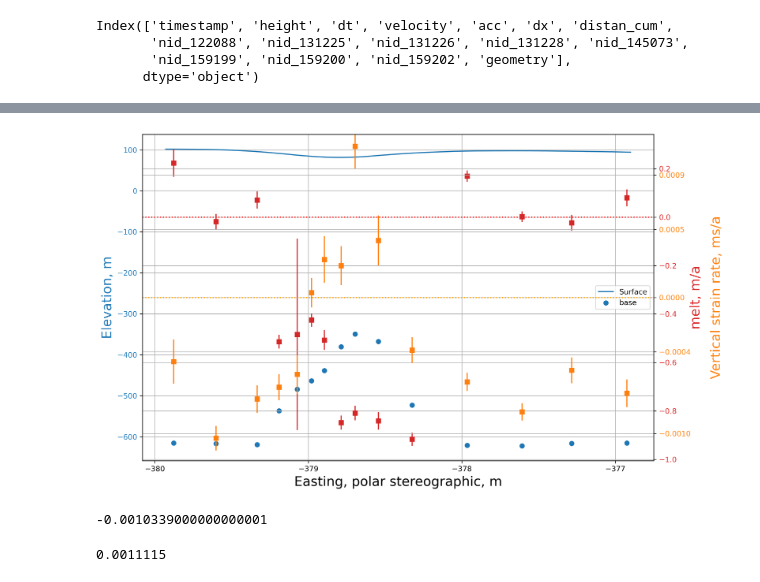
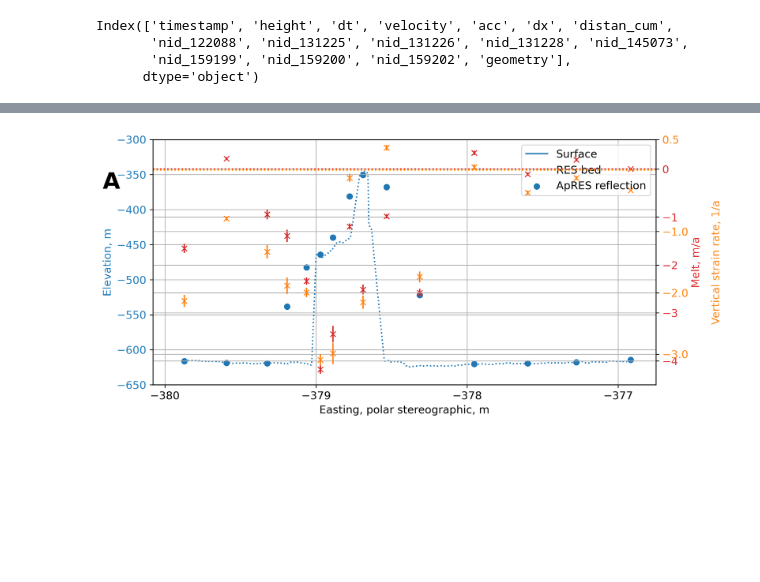
Before and after one commit to arrran/PhD_data_chapter, a Jupyter notebook: Jupyter/PLOTS/data_paper/09_plot_apres_melt.ipynb, the cells around one changed output, grey strips where cells are left out. Cells and saved outputs as stored; diff of their text form; code cells hidden in the pictures; blank space fills up the shorter version.

```diff
--- a/Jupyter/PLOTS/data_paper/09_plot_apres_melt.ipynb
+++ b/Jupyter/PLOTS/data_paper/09_plot_apres_melt.ipynb
@@ -142,3 +121,6 @@ Index(['timestamp', 'height', 'dt', 'velocity', 'acc', 'dx', 'distan_cum',
        'nid_122088', 'nid_131225', 'nid_131226', 'nid_131228', 'nid_145073',
        'nid_159199', 'nid_159200', 'nid_159202', 'geometry'],
       dtype='object')
+# %%
+radar_APRESdown = gpd.read_file('/Users/home/whitefar/DATA/FIELD_ANT_19/POST_FIELD/RES/PROCESSED_LINES_GISFILE/lineAPRESdown.shp')
+radar_APRESdown.keys()
@@ -145,3 +132,3 @@ Index(['timestamp', 'height', 'dt', 'velocity', 'acc', 'dx', 'distan_cum',
 # %%
 f = interpolate.interp1d(radar_APREScross.geometry.x,radar_APREScross.height)
-surf_fordepth = f(gdf.x)
+surf_fordepth = f(gdfcc.x)
@@ -218,2 +135,12 @@ geoid_correction = 47
+# %%
+startat=130
+f2 = interpolate.interp1d(radar_APRESdown.geometry.x.iloc[startat:],radar_APRESdown.height.iloc[startat:])
+surf_fordepth2 = f2(gdfdc.x)
+# %%
+with open('/Users/home/whitefar/DATA/global_corrections.pkl',"rb") as f2:
+    correct = pickle.load(f2)
+geoid_correction = correct['geoid_correction']
+res_correction = correct['res_correction']
+apres_firn = correct['apres_firn']
 # %%
 xgrid = np.arange(-382000,-374000,1000)
@@ -220,55 +251,54 @@ xgrid = np.arange(-382000,-374000,1000)
 # %%
 #https://matplotlib.org/3.1.1/gallery/ticks_and_spines/multiple_yaxis_with_spines.html
+font = {'size'   : 12}
 
-fig, ax1 = plt.subplots(figsize=(12,7),dpi=300)
+mpl.rc('font', **font)
+
+fig, ax1 = plt.subplots(1,1,figsize=(10,5),dpi=300)
 color = 'tab:blue'
-ax1.set_xlabel('Easting, polar stereographic, m',fontsize=18)
-ax1.set_ylabel('Elevation, m', color=color,fontsize=18)
-ax1.scatter(gdf.x/1000,surf_fordepth - gdf.depth +geoid_correction, marker='o', color=color)
-
-ax1.plot(radar_APREScross.geometry.x/1000,radar_APREScross.height+geoid_correction, color=color)
+ax1.set_xlabel('Easting, polar stereographic, m')
+ax1.set_ylabel('Elevation, m', color=color)
+ax1.plot(radar_APREScross.geometry.x/1000,radar_APREScross.height+geoid_correction, color=color,label='Surface')
+ax1.plot(gdfcc_res_x/1000,gdfcc_res_bed +geoid_correction-16, ':', color=color,label='RES bed')
+ax1.scatter(gdfcc.x/1000,surf_fordepth - gdfcc.bed +geoid_correction, marker='o', color=color,label='ApRES reflection')
+# ax1.scatter(gdf.iloc[-1].x/1000,surf_fordepth[-1] - gdf.iloc[-1].bed +geoid_correction, marker='o', color='pink',label='Base',s=6)
 ax1.tick_params(axis='y', labelcolor=color)
 ax1.grid()
-plt.legend(['Surface','base'])
 ax1.set_xticks(xgrid/1000)
+ax1.set_ylim([-650, -300])
 
 
 ax2 = ax1.twinx()  # instantiate a second axes that shares the same x-axis
 
 color = 'tab:red'
-ax2.set_ylabel('melt, m/a', color=color,fontsize=18)  # we already handled the x-label with ax1
-ax2.errorbar(gdf.x/1000,gdf.melt_rate,yerr=gdf.melt_rate_error,xerr=0,marker='s', color=color,linestyle="None")
-# ax2.scatter(gdf.x,gdf.melt_rate,marker='s', color=color)
+ax2.set_ylabel('Melt, m/a', color=color)  # we already handled the x-label with ax1
+ax2.errorbar(gdfcc.x/1000,gdfcc.meltRate,yerr=gdfcc.meltRateError,xerr=0,marker='x', color=color,linestyle="None")
+# ax2.errorbar(gdf2.x/1000,gdf2.meltRate+1,yerr=gdf2.meltRateError,xerr=0,marker='1', color=color,linestyle="None")
 ax2.tick_params(axis='y', labelcolor=color)
 ax2.grid()
 ax2.axhline(y=0,color='r',linestyle=':')
 ax2.yaxis.set_label_coords(1.07, 0.5)
 
 ax3 = ax1.twinx()
 
 color = 'tab:orange'
-ax3.set_ylabel('Vertical strain rate, ms/a', color=color,fontsize=18)  # we already handled the x-label with ax1
+ax3.set_ylabel('Vertical strain rate, 1/a', color=color)  # we already handled the x-label with ax1
 ax3.yaxis.set_label_coords(1.11, 0.5)
-ax3.errorbar(gdf.x/1000,gdf.vertical_strain_rate,yerr=gdf.vertical_strain_rate_error,xerr=0,marker='s', color=color,linestyle="None")
+ax3.errorbar(gdfcc.x/1000,gdfcc.dhStrain,yerr=gdfcc.dheStrain,xerr=0,marker='x', color=color,linestyle="None")
 # ax3.scatter(gdf.x,gdf.vertical_strain_rate,marker='s', color=color)
 ax3.tick_params(axis='y', labelcolor=color)
 ax3.grid()
-ax3.set_yticks([-0.001,-0.0004,0,0.0005,0.0009])
-ax3.set_ylim([-0.0012,0.0012])
+ax3.set_yticks([-3,-2,-1,0.5])
+ax3.set_ylim([-3.5,0.5])
 ax3.axhline(y=0,color='orange',linestyle=':')
 
+ax1.text(-0.1, 0.8, 'A', transform=ax1.transAxes,
+            size=25, weight='bold')
 
-fig.tight_layout()  # otherwise the right y-label is slightly clipped
-fig.savefig('/Users/home/whitefar/ASSIGNMENTS-PUBLICATIONS-TALKS/channel_data_writeup/PLOTS/APRES_melt.png')
+ax1.legend()
+############################################################==========================================
+
 
 plt.show()
 # %% [output]
-[figure, old version]
+[figure, new version]
-# %%
-gdf.vertical_strain_rate.min()
-# %% [output]
--0.0010339000000000001
-# %%
-gdf.vertical_strain_rate.max()
-# %% [output]
-0.0011115
```
Also changed, not shown: parts of 27 cells of this notebook, 11 other files.
